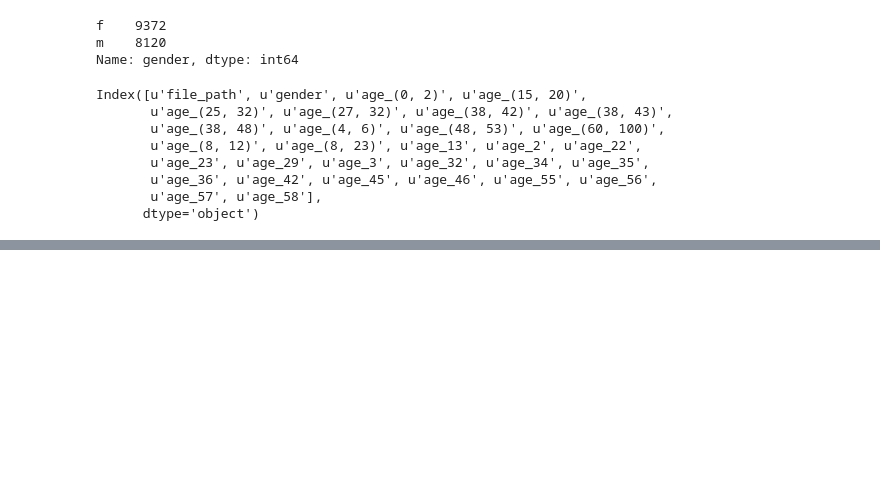
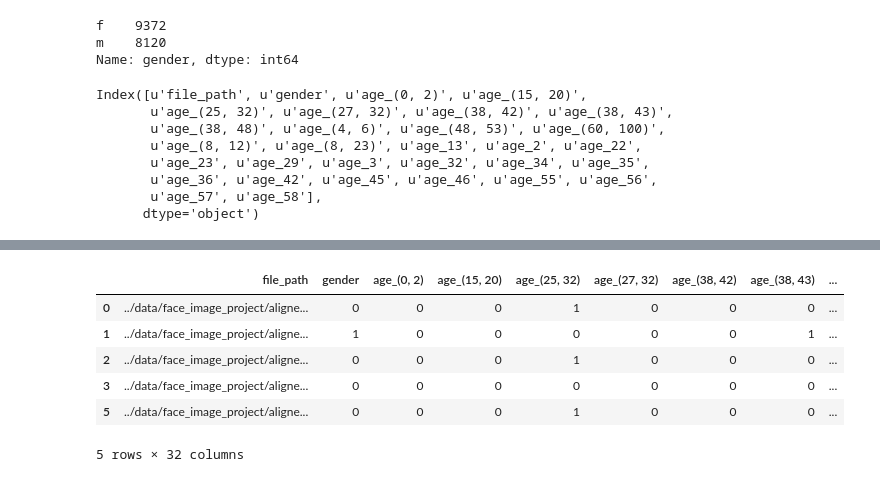
Before and after one commit to davidmrdavid/demographics_net, a Jupyter notebook: src/notebooks/4. Age Classifier.ipynb, the cells around one changed output, grey strips where cells are left out. Cells and saved outputs as stored; diff of their text form; code cells hidden in the pictures; blank space fills up the shorter version.

```diff
--- a/src/notebooks/4. Age Classifier.ipynb
+++ b/src/notebooks/4. Age Classifier.ipynb
@@ -51,6 +65,9 @@ path_template = "../data/face_image_project/aligned/%s/landmark_aligned_face.%d.
 data["file_path"] = data[["user_id","face_id","original_image"]].apply(lambda x:
                                                                    path_template % (x[0],x[1],x[2]),
                                                                    axis=1)
+# %%
+# Copy original before we drop stuff
+data_orig = data
 # %%
 ## Drop the None data
 data = data[data.age != 'None']
@@ -130 +147,17 @@ print b.shape
+# %%
+data_orig = data_orig[["file_path","gender", "age"]]
+data_orig = pd.get_dummies(data_orig, columns=["age"])
+
+fold0to3 = pd.concat([data_orig[foldsToRanges[0]], data_orig[foldsToRanges[1]], data_orig[foldsToRanges[2]],
+                     data_orig[foldsToRanges[3]]])
+fold0to3 = fold0to3[fold0to3.age_None != 1]
+fold0to3.head()
+# %% [output]
+|  | file_path | gender | age_(0, 2) | age_(15, 20) | age_(25, 32) | age_(27, 32) | age_(38, 42) | age_(38, 43) | ... |
+| 0 | ../data/face_image_project/aligne... | 0 | 0 | 0 | 1 | 0 | 0 | 0 | ... |
+| 1 | ../data/face_image_project/aligne... | 1 | 0 | 0 | 0 | 0 | 0 | 1 | ... |
+| 2 | ../data/face_image_project/aligne... | 0 | 0 | 0 | 1 | 0 | 0 | 0 | ... |
+| 3 | ../data/face_image_project/aligne... | 0 | 0 | 0 | 0 | 0 | 0 | 0 | ... |
+| 5 | ../data/face_image_project/aligne... | 0 | 0 | 0 | 1 | 0 | 0 | 0 | ... |
+5 rows × 32 columns
 # %%
```
Also changed, not shown: parts of 13 cells of this notebook, 1 other file.
